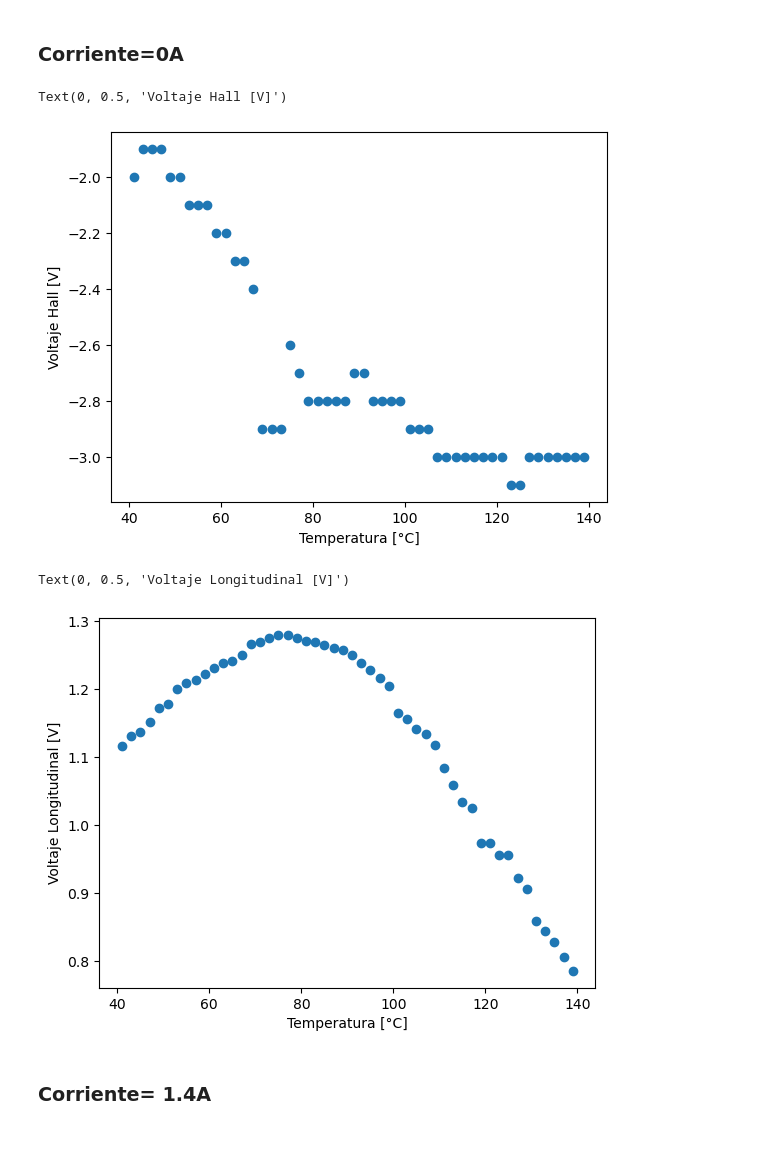
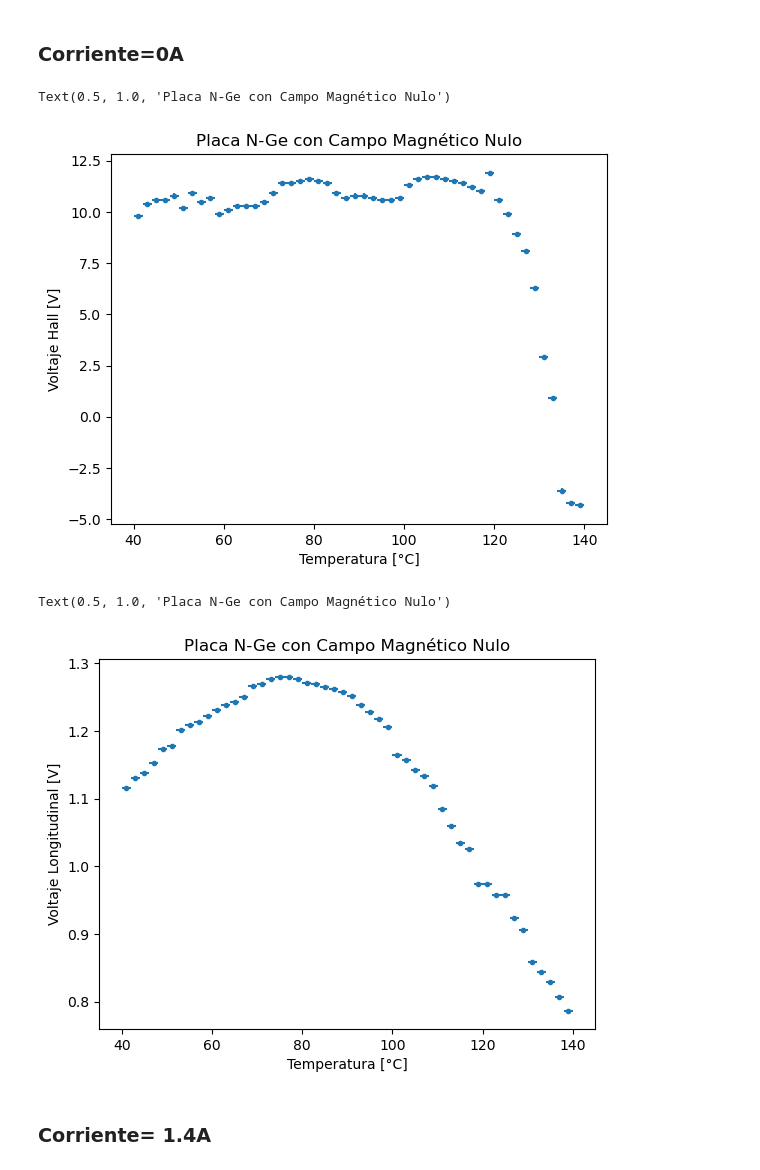
Before and after one commit to lsperezm/Intermedio, a Jupyter notebook: 4. Efecto Hall/Code/Gráficas Temperatura.ipynb, the cells around one changed output. Drawn from its saved outputs; the diff is of its cells as text; code cells hidden in the pictures; blank space fills up the shorter version.

```diff
--- a/4. Efecto Hall/Code/Gráficas Temperatura.ipynb
+++ b/4. Efecto Hall/Code/Gráficas Temperatura.ipynb
@@ -33,23 +33,28 @@ data_n
 ### Corriente=0A
 # %%
 temp_0=np.array(data_n['T [°C]'])
-VH_0=np.array(data_n['V_H '])
-VL_0=np.array(data_n['V_L'])
+VH_0=np.array(data_n['V_H [mV]'])*(-1)
+VL_0=np.array(data_n['V_L [V]'])
+VHerr_0=np.array(data_n['VH err'])
+VLerr_0=np.array(data_n['VL err'])
+terr=np.ones(len(temp_0))
 # %%
-plt.scatter(temp_0,VH_0)
+plt.errorbar(temp_0,VH_0,VHerr_0,terr,fmt='.')
 plt.xlabel('Temperatura [°C]')
 plt.ylabel('Voltaje Hall [V]')
+plt.title('Placa N-Ge con Campo Magnético Nulo')
 # %% [output]
-Text(0, 0.5, 'Voltaje Hall [V]')
+Text(0.5, 1.0, 'Placa N-Ge con Campo Magnético Nulo')
-[figure, old version]
+[figure, new version]
 # %%
-plt.scatter(temp_0,VL_0)
+plt.errorbar(temp_0,VL_0,VLerr_0,terr,fmt='.')
 
 plt.xlabel('Temperatura [°C]')
 plt.ylabel('Voltaje Longitudinal [V]')
+plt.title('Placa N-Ge con Campo Magnético Nulo')
 # %% [output]
-Text(0, 0.5, 'Voltaje Longitudinal [V]')
+Text(0.5, 1.0, 'Placa N-Ge con Campo Magnético Nulo')
-[figure, old version]
+[figure, new version]
 # %% [markdown]
 ### Corriente= 1.4A
 # %%
```
Also changed, not shown: parts of 17 cells of this notebook, 10 other files.
